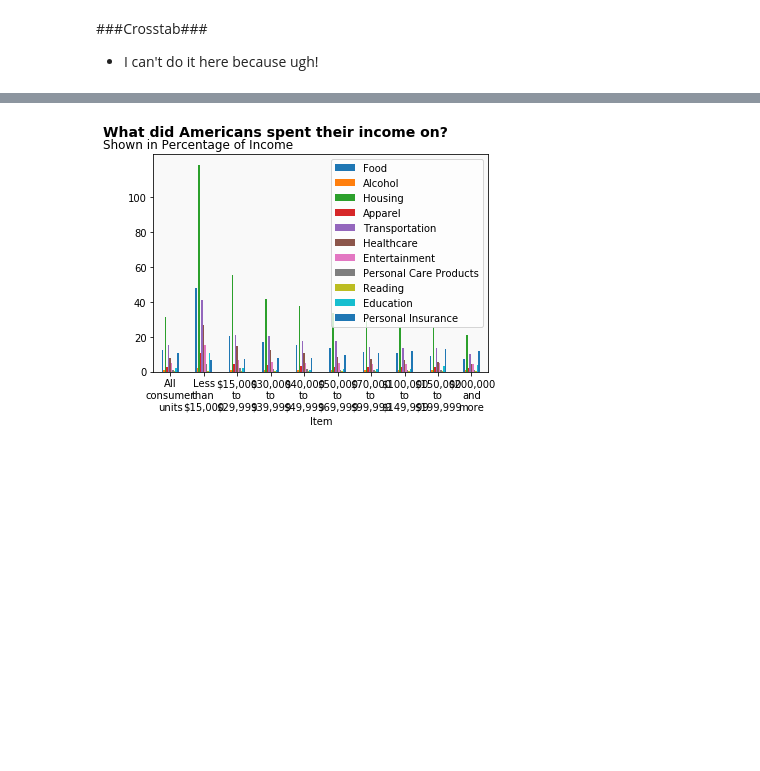
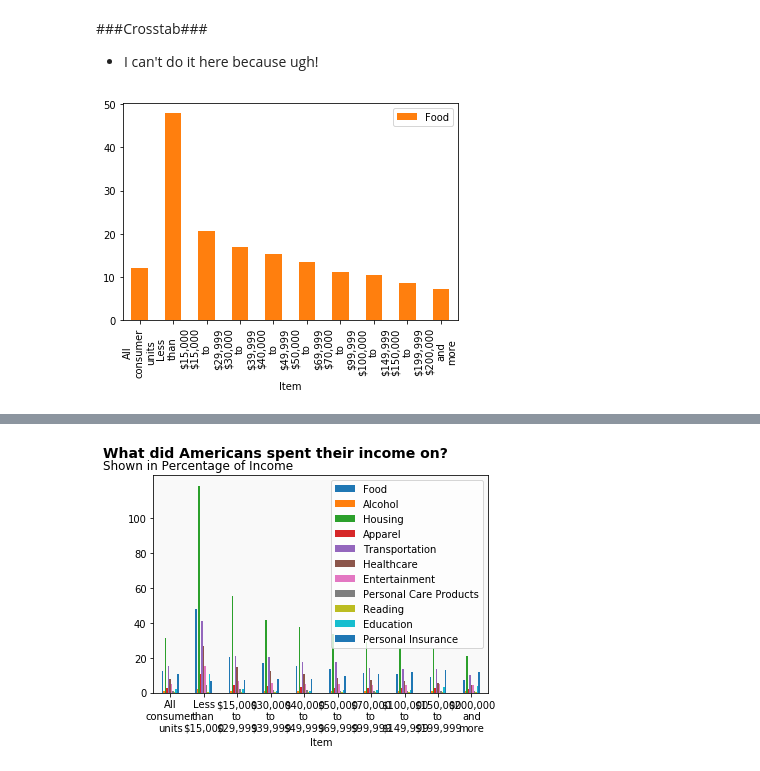
Before and after one commit to Hira63S/DS-Unit-1-Sprint-5-Data-Storytelling-Blog-Post, a Jupyter notebook: DS_Project_1_Income_dataset.ipynb, the cells around one changed output, grey strips where cells are left out. Drawn from its saved outputs; the diff is of its cells as text; code cells hidden in the pictures; blank space fills up the shorter version.

```diff
--- a/DS_Project_1_Income_dataset.ipynb
+++ b/DS_Project_1_Income_dataset.ipynb
@@ -225,3 +225,7 @@ plot.tick_params(labelrotation=0)
 link = 'https://raw.githubusercontent.com/Hira63S/Project-1/master/Income%20percentage.csv'
 # %%
 percent = pd.read_csv(link)
+# %%
+food = percent.plot.bar(x = 'Item', y = 'Food', color = '#ff7f0e')
+# %% [output]
+[figure, added]
```
Also changed, not shown: parts of 11 cells of this notebook.
